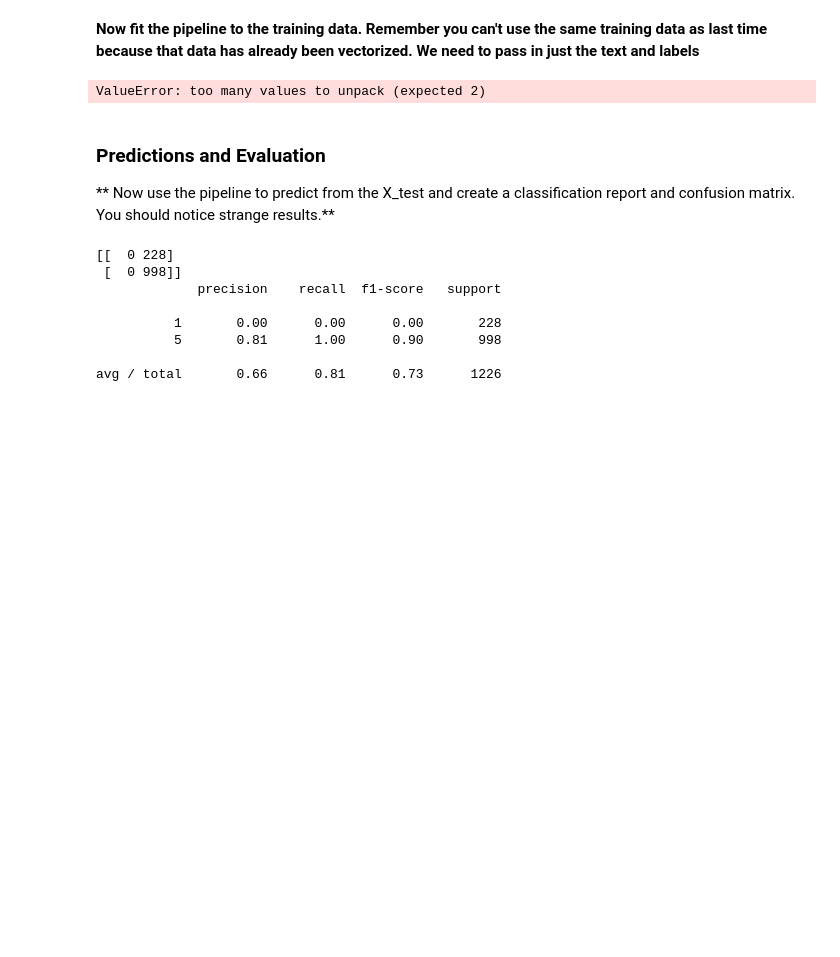
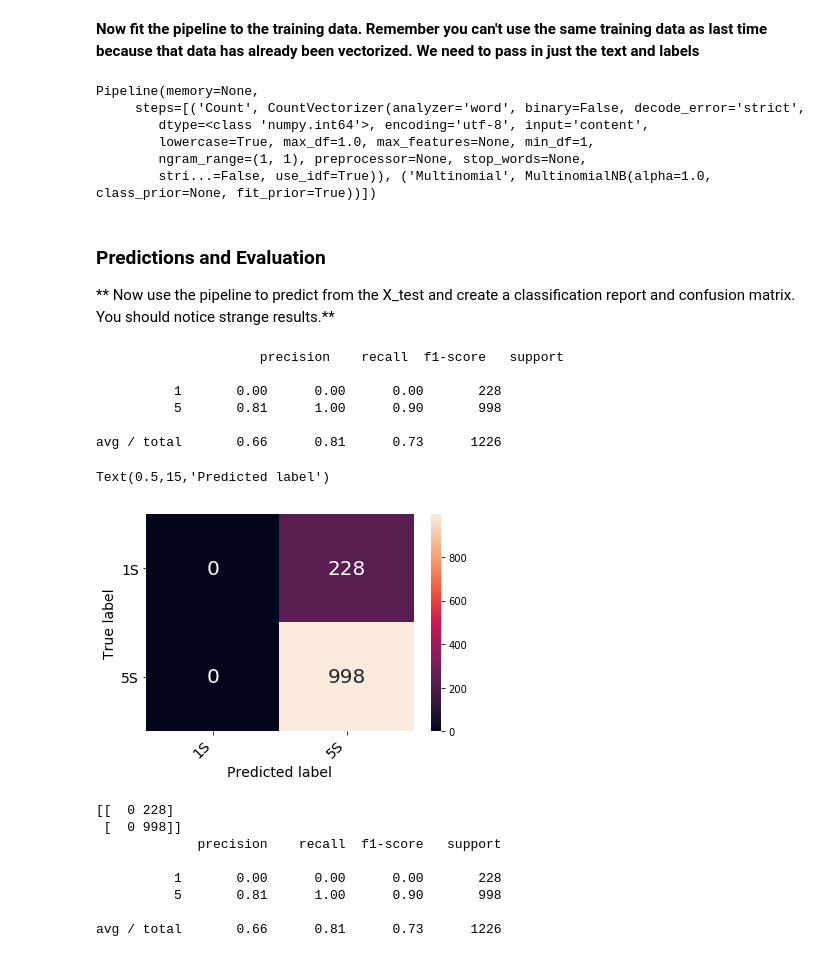
Before and after one commit to btrentini/python_practice, a Jupyter notebook: Machine Learning Sections/Natural-Language-Processing/NLP Project .ipynb, the cells around one changed output. Saved outputs shown, nothing was run; the diff lists cells and outputs as text; code cells hidden in the pictures; blank space fills up the shorter version.

```diff
--- a/Machine Learning Sections/Natural-Language-Processing/NLP Project .ipynb
+++ b/Machine Learning Sections/Natural-Language-Processing/NLP Project .ipynb
@@ -270,8 +270,8 @@ from sklearn.pipeline import Pipeline
 # %%
 pipeline = Pipeline([
     ('Count', CountVectorizer()),
-    ('Transform', TfidfTransformer(),
-    ('Multinomial', MultinomialNB()))
+    ('Transform', TfidfTransformer()),
+    ('Multinomial', MultinomialNB())
 ])
 # %% [markdown]
 ## Using the Pipeline
@@ -299,11 +299,37 @@ X_train, X_test, y_train, y_test = train_test_split(X,y,test_size=0.3, random_st
 # %%
 pipeline.fit(X_train, y_train)
 # %% [output]
-ValueError: too many values to unpack (expected 2)
+Pipeline(memory=None,
+     steps=[('Count', CountVectorizer(analyzer='word', binary=False, decode_error='strict',
+        dtype=<class 'numpy.int64'>, encoding='utf-8', input='content',
+        lowercase=True, max_df=1.0, max_features=None, min_df=1,
+        ngram_range=(1, 1), preprocessor=None, stop_words=None,
+        stri...=False, use_idf=True)), ('Multinomial', MultinomialNB(alpha=1.0, class_prior=None, fit_prior=True))])
 # %% [markdown]
 ### Predictions and Evaluation
 
 ** Now use the pipeline to predict from the X_test and create a classification report and confusion matrix. You should notice strange results.**
+# %%
+predictions = pipeline.predict(X_test)
+# %%
+from sklearn.metrics import classification_report, confusion_matrix
+print(f"\n\t{classification_report(y_test, predictions)}")
+cfm = confusion_matrix(y_test, predictions)
+confusion_matrix_df = pd.DataFrame(cfm, ('1S', '5S'), ('1S', '5S'))
+heatmap = sns.heatmap(confusion_matrix_df, annot=True, annot_kws={"size": 20}, fmt="d")
+heatmap.yaxis.set_ticklabels(heatmap.yaxis.get_ticklabels(), rotation=0, ha='right', fontsize = 14)
+heatmap.xaxis.set_ticklabels(heatmap.xaxis.get_ticklabels(), rotation=45, ha='right', fontsize = 14)
+plt.ylabel('True label', fontsize = 14)
+plt.xlabel('Predicted label', fontsize = 14)
+# %% [output]
+                     precision    recall  f1-score   support
+
+          1       0.00      0.00      0.00       228
+          5       0.81      1.00      0.90       998
+
+avg / total       0.66      0.81      0.73      1226
+Text(0.5,15,'Predicted label')
+[figure, added]
 # %%
 # %% [output]
 [[  0 228]
```
Also changed, not shown: 2 other files.
